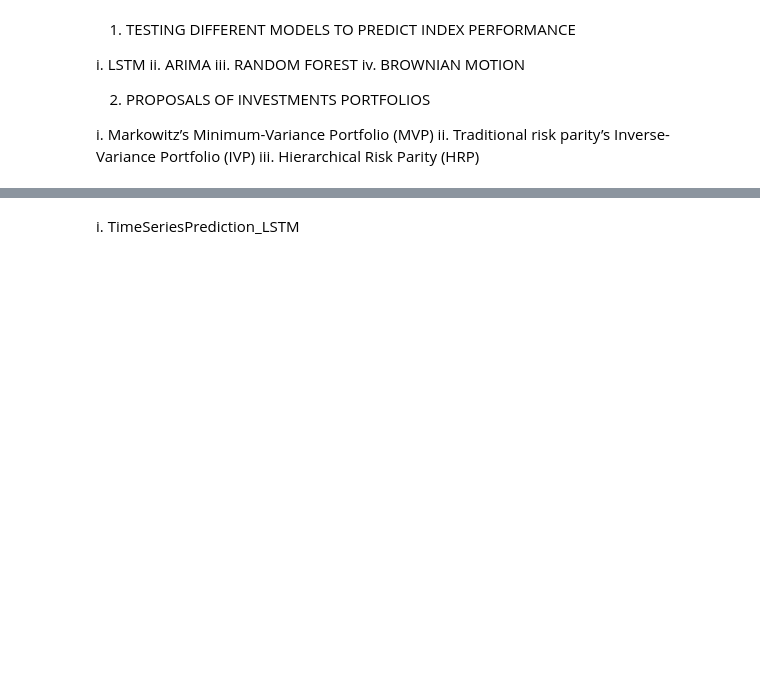
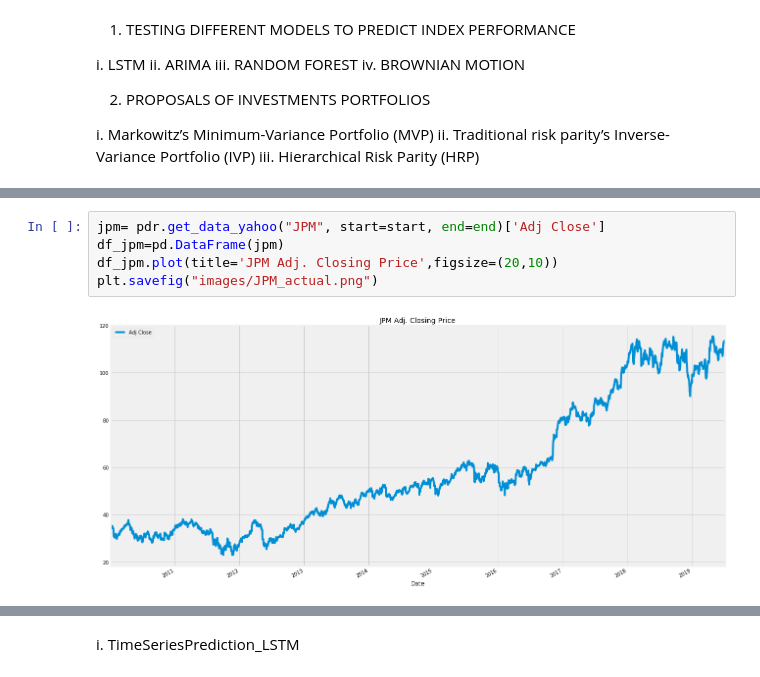
Before and after one commit to deottoni/Machine_Learning_Finance, a Jupyter notebook: predictions_models_and_portfolios._final - jpmc.ipynb, the cells around one changed output, grey strips where cells are left out. Drawn from its saved outputs; the diff is of its cells as text; blank space fills up the shorter version.

```diff
--- a/predictions_models_and_portfolios._final - jpmc.ipynb
+++ b/predictions_models_and_portfolios._final - jpmc.ipynb
@@ -57,0 +75,7 @@ Using TensorFlow backend.
+# %%
+jpm= pdr.get_data_yahoo("JPM", start=start, end=end)['Adj Close']
+df_jpm=pd.DataFrame(jpm)
+df_jpm.plot(title='JPM Adj. Closing Price',figsize=(20,10))
+plt.savefig("images/JPM_actual.png")
+# %% [output]
+[figure, added]
```
Also changed, not shown: parts of 40 cells of this notebook, 37 other files.
